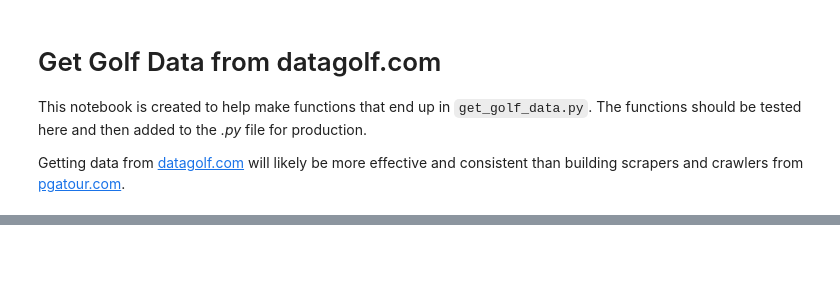
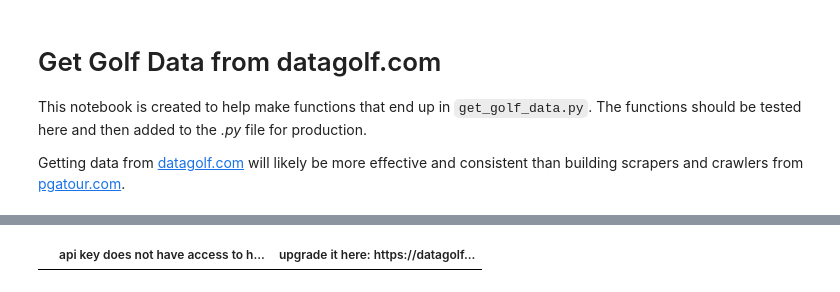
Before and after one commit to jbaviation/data-golf, a Jupyter notebook: get_data.ipynb, the cells around one changed output, grey strips where cells are left out. Cells and saved outputs as stored; diff of their text form; code cells hidden in the pictures; blank space fills up the shorter version.

```diff
--- a/get_data.ipynb
+++ b/get_data.ipynb
@@ -51,0 +43,11 @@ ValueError: DataFrame constructor not properly called!
+# %%
+params = {'key': dg.api_key, 'file_format': 'csv', 'year': 2021}
+endpt = 'https://feeds.datagolf.com/preds/pre-tournament-archive'
+
+r = requests.get(endpt, params=params)
+csv_list = [row.split(',') for row in r.content.decode("utf-8").split('\n')]
+df = pd.DataFrame(csv_list[1:], columns=csv_list[0])
+# %%
+df
+# %% [output]
+|  | api key does not have access to h... | upgrade it here: https://datagolf... |
```
Also changed, not shown: parts of 3 cells of this notebook, 1 other file.
